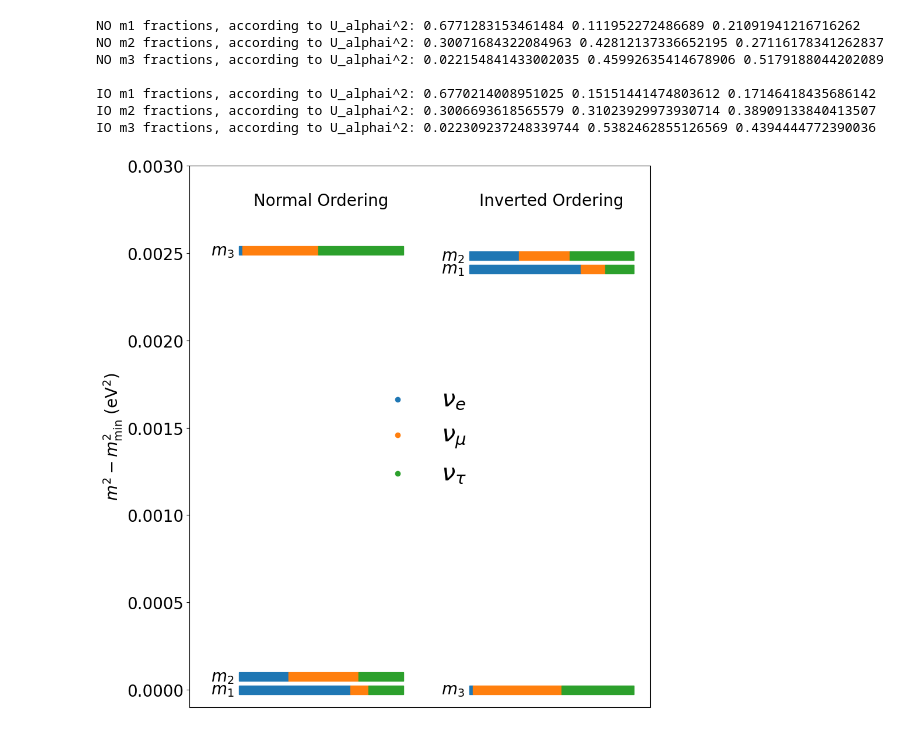
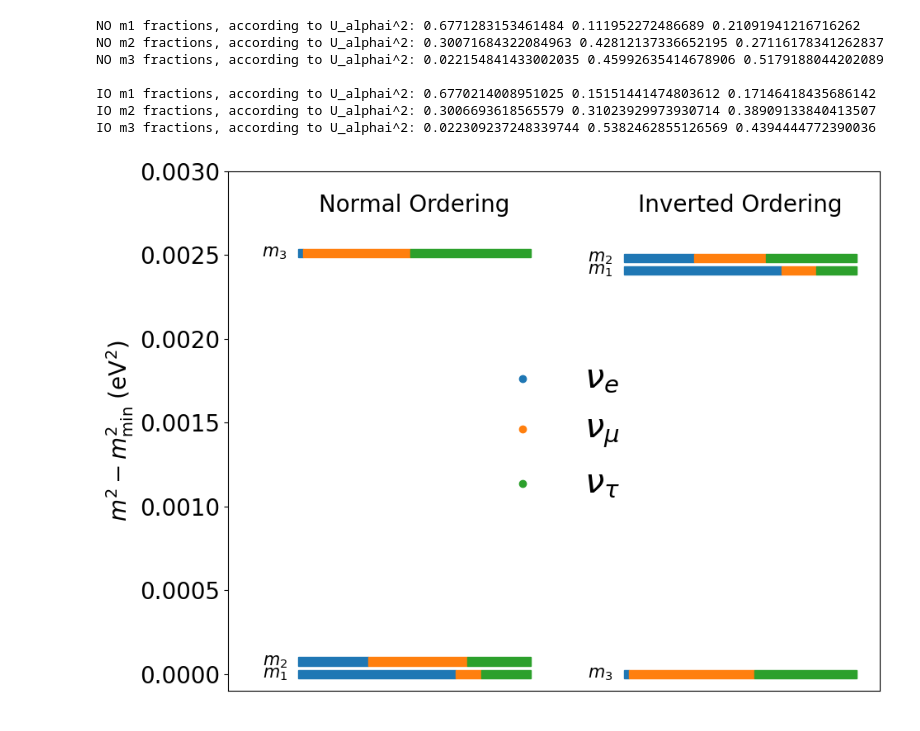
Before and after one commit to leehagaman/neutrino_mixing_plots, a Jupyter notebook: neutrino_mass_plot.ipynb, the cells around one changed output. Drawn from its saved outputs; the diff is of its cells as text; code cells hidden in the pictures.

Commit message:
changed neutrino mass plot aspect ratio

```diff
--- a/neutrino_mass_plot.ipynb
+++ b/neutrino_mass_plot.ipynb
@@ -58,67 +58,71 @@ IO m3 fractions, according to U_alphai^2: 0.022309237248339744 0.538246285512656
 # %%
 plt.rcParams.update({'font.size': 20})
 
-fig = plt.figure(figsize=(10, 10))
+fig = plt.figure(figsize=(10, 7))
 ax = fig.gca()
 
 rectangle_width = 0.8
 rectangle_height = 0.00005
 
+m_font_size = 15
+
+
 def make_rectangle(xmin, width, y, color):
     ax.add_patch(plt.Rectangle((xmin, y - rectangle_height/2), width, rectangle_height, color=color))
 
-ax.text(-0.1, m1_NO, r"$m_1$", ha='center', va='center', fontsize=20)
+ax.text(-0.1, m1_NO, r"$m_1$", ha='center', va='center', fontsize=m_font_size)
 make_rectangle(0, m1_NO_frac_e, m1_NO, 'tab:blue')
 make_rectangle(m1_NO_frac_e, m1_NO_frac_mu, m1_NO, 'tab:orange')
 make_rectangle(m1_NO_frac_e + m1_NO_frac_mu, m1_NO_frac_tau, m1_NO, 'tab:green')
 
-ax.text(-0.1, m2_NO, r"$m_2$", ha='center', va='center', fontsize=20)
+ax.text(-0.1, m2_NO, r"$m_2$", ha='center', va='center', fontsize=m_font_size)
 make_rectangle(0, m2_NO_frac_e, m2_NO, 'tab:blue')
 make_rectangle(m2_NO_frac_e, m2_NO_frac_mu, m2_NO, 'tab:orange')
 make_rectangle(m2_NO_frac_e + m2_NO_frac_mu, m2_NO_frac_tau, m2_NO, 'tab:green')
 
-ax.text(-0.1, m3_NO, r"$m_3$", ha='center', va='center', fontsize=20)
+ax.text(-0.1, m3_NO, r"$m_3$", ha='center', va='center', fontsize=m_font_size)
 make_rectangle(0, m3_NO_frac_e, m3_NO, 'tab:blue')
 make_rectangle(m3_NO_frac_e, m3_NO_frac_mu, m3_NO, 'tab:orange')
 make_rectangle(m3_NO_frac_e + m3_NO_frac_mu, m3_NO_frac_tau, m3_NO, 'tab:green')
 
 IO_offset = 1.4
 
-ax.text(IO_offset - 0.1, m1_IO, r"$m_1$", ha='center', va='center', fontsize=20)
+
+ax.text(IO_offset - 0.1, m1_IO, r"$m_1$", ha='center', va='center', fontsize=m_font_size)
 make_rectangle(IO_offset, m1_IO_frac_e, m1_IO, 'tab:blue')
 make_rectangle(IO_offset + m1_IO_frac_e, m1_IO_frac_mu, m1_IO, 'tab:orange')
 make_rectangle(IO_offset + m1_IO_frac_e + m1_IO_frac_mu, m1_IO_frac_tau, m1_IO, 'tab:green')
 
-ax.text(IO_offset - 0.1, m2_IO, r"$m_2$", ha='center', va='center', fontsize=20)
+ax.text(IO_offset - 0.1, m2_IO, r"$m_2$", ha='center', va='center', fontsize=m_font_size)
 make_rectangle(IO_offset, m2_IO_frac_e, m2_IO, 'tab:blue')
 make_rectangle(IO_offset + m2_IO_frac_e, m2_IO_frac_mu, m2_IO, 'tab:orange')
 make_rectangle(IO_offset + m2_IO_frac_e + m2_IO_frac_mu, m2_IO_frac_tau, m2_IO, 'tab:green')
 
-ax.text(IO_offset - 0.1, m3_IO, r"$m_3$", ha='center', va='center', fontsize=20)
+ax.text(IO_offset - 0.1, m3_IO, r"$m_3$", ha='center', va='center', fontsize=m_font_size)
 make_rectangle(IO_offset, m3_IO_frac_e, m3_IO, 'tab:blue')
 make_rectangle(IO_offset + m3_IO_frac_e, m3_IO_frac_mu, m3_IO, 'tab:orange')
 make_rectangle(IO_offset + m3_IO_frac_e + m3_IO_frac_mu, m3_IO_frac_tau, m3_IO, 'tab:green')
 
 ax.text(0.5, 0.0028, "Normal Ordering", ha='center', va='center', fontsize=20)
 ax.text(0.5 + IO_offset, 0.0028, "Inverted Ordering", ha='center', va='center', fontsize=20)
 
 plt.scatter([], [], c="tab:blue", label=r"$\nu_e$")
 plt.scatter([], [], c="tab:orange", label=r"$\nu_\mu$")
 plt.scatter([], [], c="tab:green", label=r"$\nu_\tau$")
 
 # remove box from legend
 plt.legend(loc="center", fontsize=30, frameon=False)
 
 
 plt.ylim(-0.0001, 0.003)
 plt.xlim(-0.3, IO_offset + 1.1)
 
 ax.get_xaxis().set_visible(False)
 
 plt.ylabel("$m^2 - m_\mathrm{min}^2$ (eV$^2$)")
 
 plt.tight_layout()
 
 plt.savefig("plots/NO_IO_neutrino_masses.pdf")
 # %% [output]
-[figure, old version]
+[figure, new version]
```
